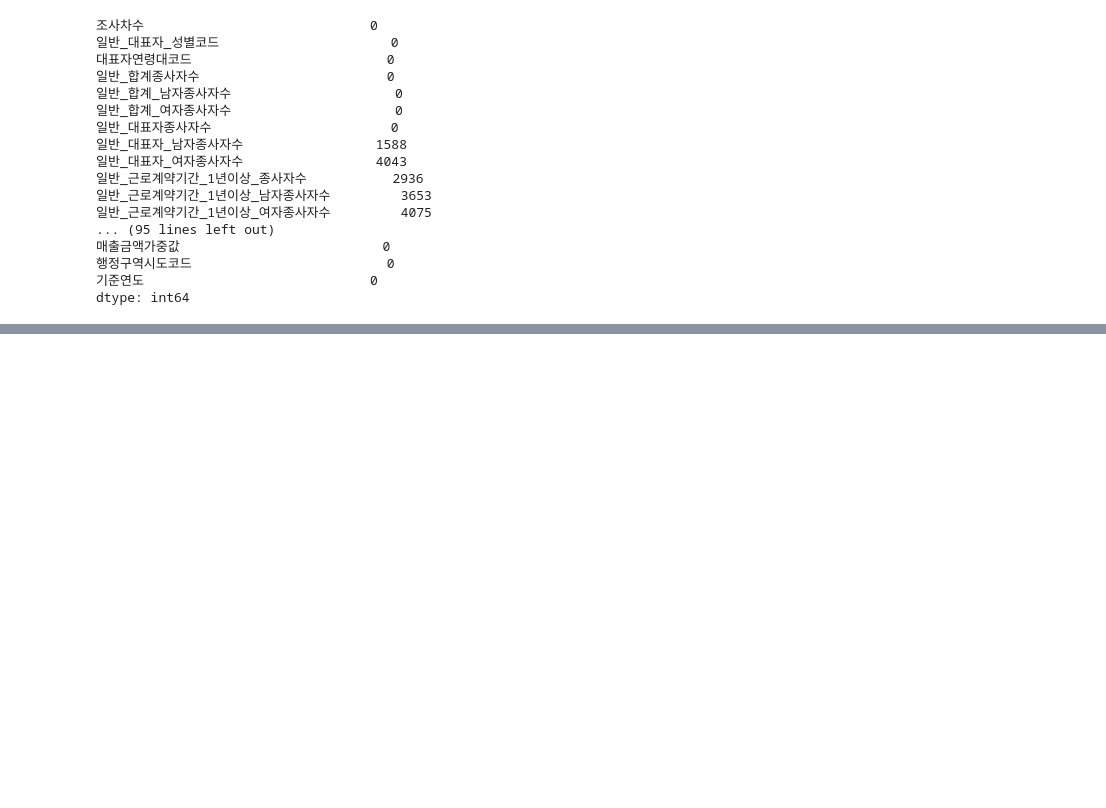
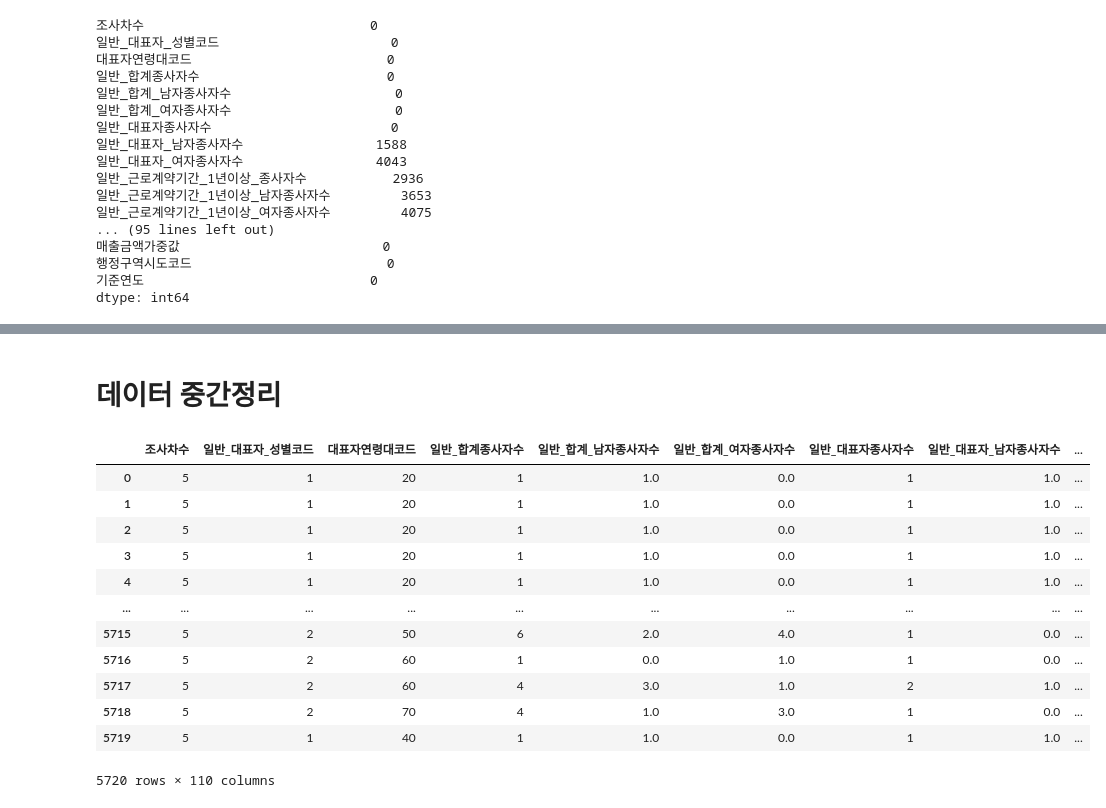
Before and after one commit to kae1128/wadada, a Jupyter notebook: data_preprocessing/SURVEY_preprocessing.ipynb, the cells around one changed output, grey strips where cells are left out. Cells and saved outputs as stored; diff of their text form; code cells hidden in the pictures; blank space fills up the shorter version.

Commit message:
FIX: SURVEY_preprocessing.ipynb, ADD: SURVEY preprocessed file(not finished), isnull_df(for preprocessing, to be deleted)

```diff
--- a/data_preprocessing/SURVEY_preprocessing.ipynb
+++ b/data_preprocessing/SURVEY_preprocessing.ipynb
@@ -352,0 +528,2 @@ dtype: int64
+# %%
+df['일반_사업장이전_사유코드'] = df['일반_사업장이전_사유코드'].fillna(0)
@@ -352,0 +600,13 @@ dtype: int64
+# %%
+# 그룹화된 데이터프레임 생성
+grouped_means = df.groupby('일반_창업횟수')[columns_to_replace_nan].mean()
+
+# 그룹화된 데이터프레임과 원본 데이터프레임 병합
+df = df.merge(grouped_means, left_on='일반_창업횟수', right_index=True, suffixes=('', '_mean'))
+
+# NaN 값을 평균 값으로 대체
+for col in columns_to_replace_nan:
+    df[col].fillna(df[col + '_mean'], inplace=True)
+
+# 중복 열 삭제
+df.drop(columns=[col + '_mean' for col in columns_to_replace_nan], inplace=True)
@@ -352,0 +655,8 @@ dtype: int64
+# %%
+columns_to_replace_nan = ['경영_점유형태코드',
+       '경영_점유형태_임차형태코드',
+       '경영_점유형태_보증금액',
+       '경영_점유형태_월세금액',
+       '경영_점유형태_일정비율지급금액']
+
+df[columns_to_replace_nan]
@@ -352,0 +758,2 @@ dtype: int64
+# %%
+df[columns_to_replace_nan]=df[columns_to_replace_nan].fillna(0)
@@ -352,0 +817,2 @@ dtype: int64
+# %% [markdown]
+# 데이터 중간정리
@@ -352,0 +824,18 @@ dtype: int64
+# %%
+# data 중간저장
+df.to_csv('../data/SURVEY_modified.csv',index=False)
+df
+# %% [output]
+|  | 조사차수 | 일반_대표자_성별코드 | 대표자연령대코드 | 일반_합계종사자수 | 일반_합계_남자종사자수 | 일반_합계_여자종사자수 | 일반_대표자종사자수 | 일반_대표자_남자종사자수 | ... |
+| 0 | 5 | 1 | 20 | 1 | 1.0 | 0.0 | 1 | 1.0 | ... |
+| 1 | 5 | 1 | 20 | 1 | 1.0 | 0.0 | 1 | 1.0 | ... |
+| 2 | 5 | 1 | 20 | 1 | 1.0 | 0.0 | 1 | 1.0 | ... |
+| 3 | 5 | 1 | 20 | 1 | 1.0 | 0.0 | 1 | 1.0 | ... |
+| 4 | 5 | 1 | 20 | 1 | 1.0 | 0.0 | 1 | 1.0 | ... |
+| ... | ... | ... | ... | ... | ... | ... | ... | ... | ... |
+| 5715 | 5 | 2 | 50 | 6 | 2.0 | 4.0 | 1 | 0.0 | ... |
+| 5716 | 5 | 2 | 60 | 1 | 0.0 | 1.0 | 1 | 0.0 | ... |
+| 5717 | 5 | 2 | 60 | 4 | 3.0 | 1.0 | 2 | 1.0 | ... |
+| 5718 | 5 | 2 | 70 | 4 | 1.0 | 3.0 | 1 | 0.0 | ... |
+| 5719 | 5 | 1 | 40 | 1 | 1.0 | 0.0 | 1 | 1.0 | ... |
+5720 rows × 110 columns
```
Also changed, not shown: parts of 35 cells of this notebook, 2 other files.
